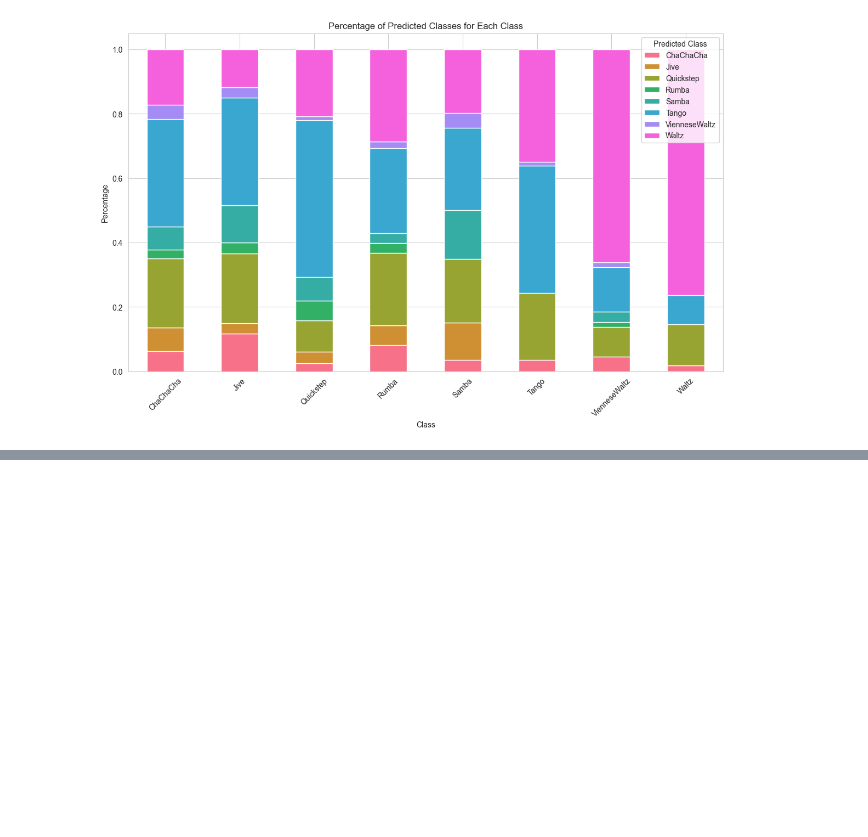
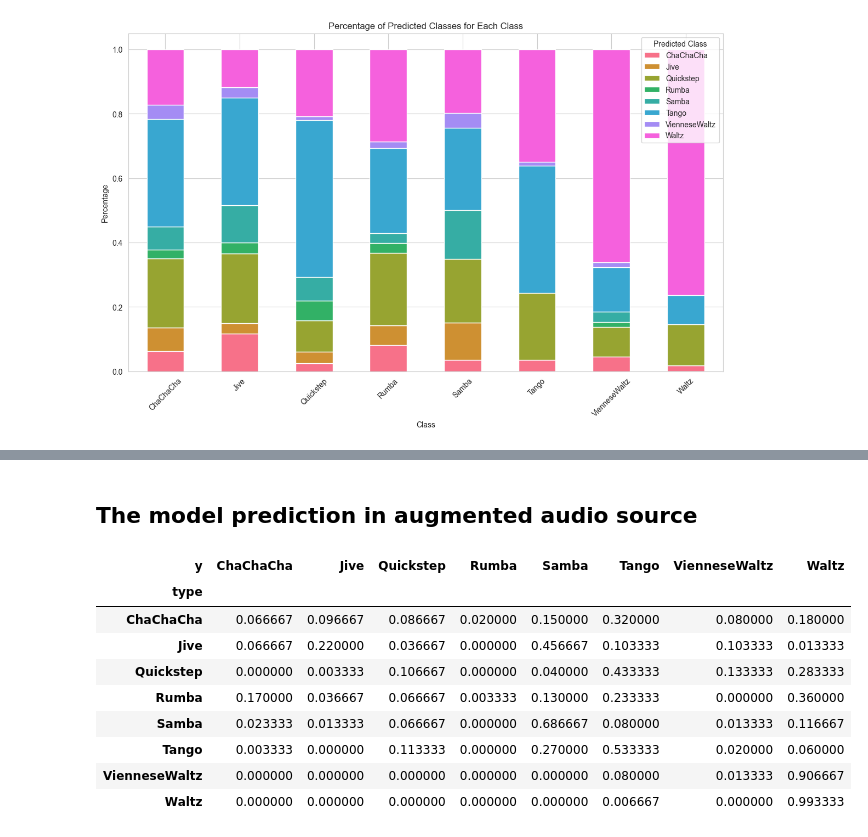
Before and after one commit to D3auuvc/xai_music, a Jupyter notebook: LIME/analysis_model_in_audio.ipynb, the cells around one changed output, grey strips where cells are left out. Saved outputs shown, nothing was run; the diff lists cells and outputs as text; code cells hidden in the pictures; blank space fills up the shorter version.

```diff
--- a/LIME/analysis_model_in_audio.ipynb
+++ b/LIME/analysis_model_in_audio.ipynb
@@ -79,0 +101,15 @@ plot_bar_chart_by_class(wav_files_df)
+# %% [markdown]
+## The model prediction in augmented audio source
+# %%
+aug_df.groupby('type')['y'].value_counts(normalize=True).unstack().fillna(0)
+# %% [output]
+| y | ChaChaCha | Jive | Quickstep | Rumba | Samba | Tango | VienneseWaltz | Waltz |
+| type |  |  |  |  |  |  |  |  |
+| ChaChaCha | 0.066667 | 0.096667 | 0.086667 | 0.020000 | 0.150000 | 0.320000 | 0.080000 | 0.180000 |
+| Jive | 0.066667 | 0.220000 | 0.036667 | 0.000000 | 0.456667 | 0.103333 | 0.103333 | 0.013333 |
+| Quickstep | 0.000000 | 0.003333 | 0.106667 | 0.000000 | 0.040000 | 0.433333 | 0.133333 | 0.283333 |
+| Rumba | 0.170000 | 0.036667 | 0.066667 | 0.003333 | 0.130000 | 0.233333 | 0.000000 | 0.360000 |
+| Samba | 0.023333 | 0.013333 | 0.066667 | 0.000000 | 0.686667 | 0.080000 | 0.013333 | 0.116667 |
+| Tango | 0.003333 | 0.000000 | 0.113333 | 0.000000 | 0.270000 | 0.533333 | 0.020000 | 0.060000 |
+| VienneseWaltz | 0.000000 | 0.000000 | 0.000000 | 0.000000 | 0.000000 | 0.080000 | 0.013333 | 0.906667 |
+| Waltz | 0.000000 | 0.000000 | 0.000000 | 0.000000 | 0.000000 | 0.006667 | 0.000000 | 0.993333 |
```
Also changed, not shown: parts of 3 cells of this notebook.
